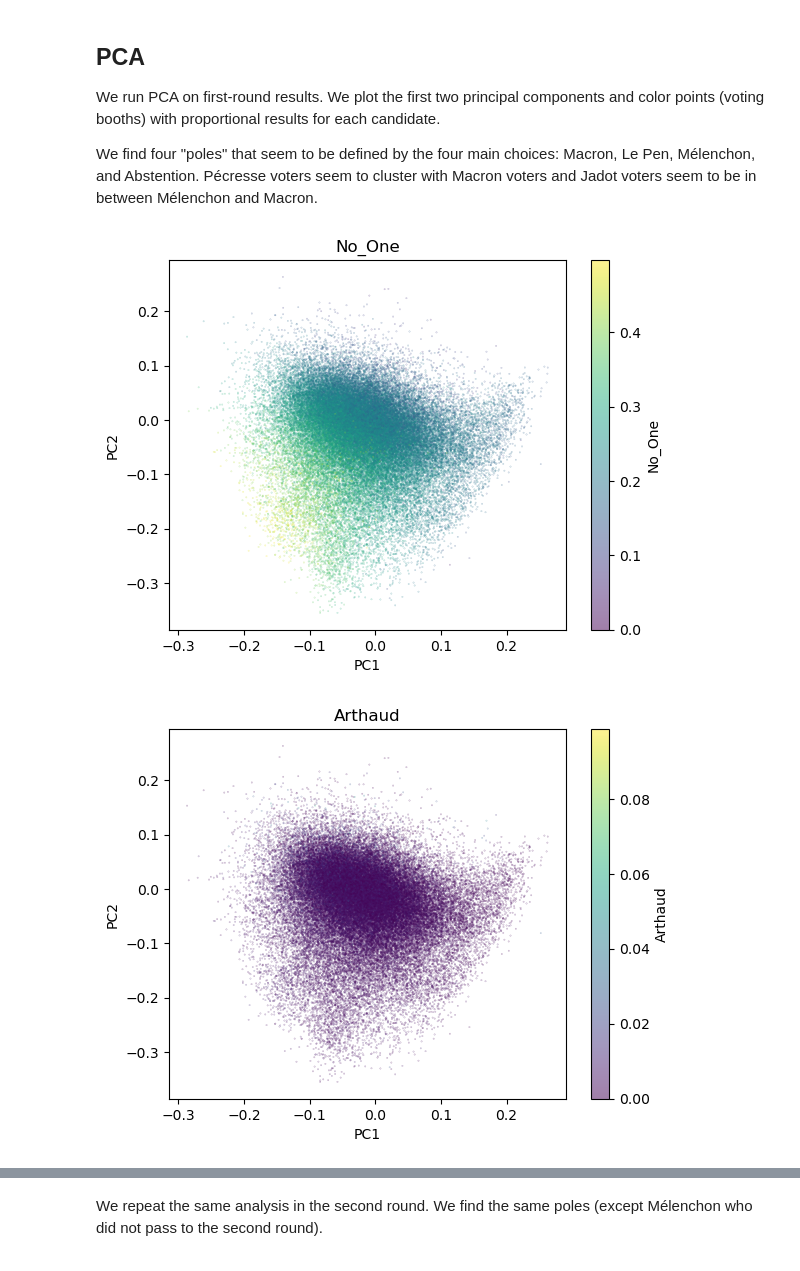
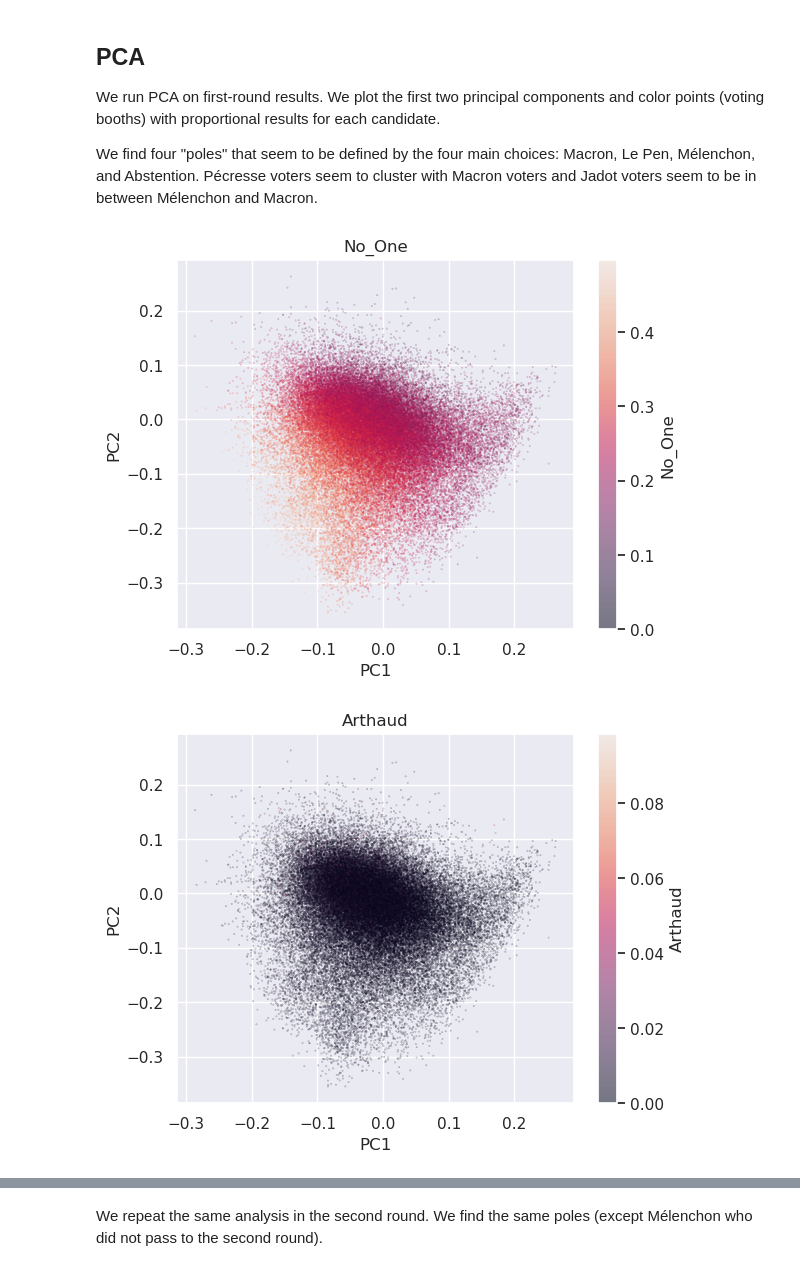
Before and after one commit to omfmartin/presidentielle, a Jupyter notebook: notebooks/exploration.ipynb, the cells around one changed output, grey strips where cells are left out. Cells and saved outputs as stored; diff of their text form; code cells hidden in the pictures.

```diff
--- a/notebooks/exploration.ipynb
+++ b/notebooks/exploration.ipynb
@@ -3,12 +3,13 @@ import pandas as pd
 import numpy as np
 import matplotlib.pyplot as plt
 import seaborn as sns
+import pickle
 
 from sklearn.decomposition import PCA
 import scipy.cluster.hierarchy as hc
 from scipy.spatial import distance_matrix
 
-from helpers import compute_proportion_of_votes
+sns.set()
 # %% [markdown]
 ## Load data
 
@@ -49,3 +17,10 @@ choices_t2 = [
+# %%
+with open('../data/presidentielle.pkl', 'rb') as f:
+    data = pickle.load(f)
+
+df1 = data['df1']
+df2 = data['df2']
+colnames = data['colnames']
 # %% [markdown]
 ## Data description
 
@@ -191,0 +145,10 @@ prop_t1.head(3)
+# %%
+# filter
+df1 = data['df1']
+df2 = data['df2']
+
+# compute proportions
+prop1 = data['prop1']
+prop2 = data['prop2']
+
+prop1.head(3)
@@ -196,16 +164,16 @@ We run PCA on first-round results. We plot the first two principal components an
 
 We find four "poles" that seem to be defined by the four main choices: Macron, Le Pen, Mélenchon, and Abstention. Pécresse voters seem to cluster with Macron voters and Jadot voters seem to be in between Mélenchon and Macron.
 # %%
-pca_t1 = PCA(n_components=2)
-pca_t1.fit(prop_t1.apply(lambda x: (x - x.mean()) / x.std(), axis=0))
-pca_df_t1 = pca_t1.transform(prop_t1)
-pca_df_t1 = pd.DataFrame(pca_df_t1)
-pca_df_t1.columns = ["PC" + str(x+1) for x in range(pca_df_t1.shape[1])]
-pca_df_t1 = pd.concat([prop_t1, pca_df_t1], axis=1)
+pca1 = PCA(n_components=2)
+pca1.fit(prop1.apply(lambda x: (x - x.mean()) / x.std(), axis=0))
+pca_df1 = pca1.transform(prop1)
+pca_df1 = pd.DataFrame(pca_df1)
+pca_df1.columns = ["PC" + str(x+1) for x in range(pca_df1.shape[1])]
+pca_df1 = pd.concat([prop1, pca_df1], axis=1)
 # %%
-for candicat in choices_t1:
-    pca_df_t1.plot.scatter("PC1", "PC2", s=.05, c=candicat, alpha=.5)
+for candicat in colnames['choices1']:
+    pca_df1.plot.scatter("PC1", "PC2", s=.05, c=candicat, alpha=.5)
     plt.title(candicat)
 # %% [output]
-[figure, old version]
+[figure, new version]
-[figure, old version]
+[figure, new version]
```
Also changed, not shown: parts of 21 cells of this notebook, 12 other files.
